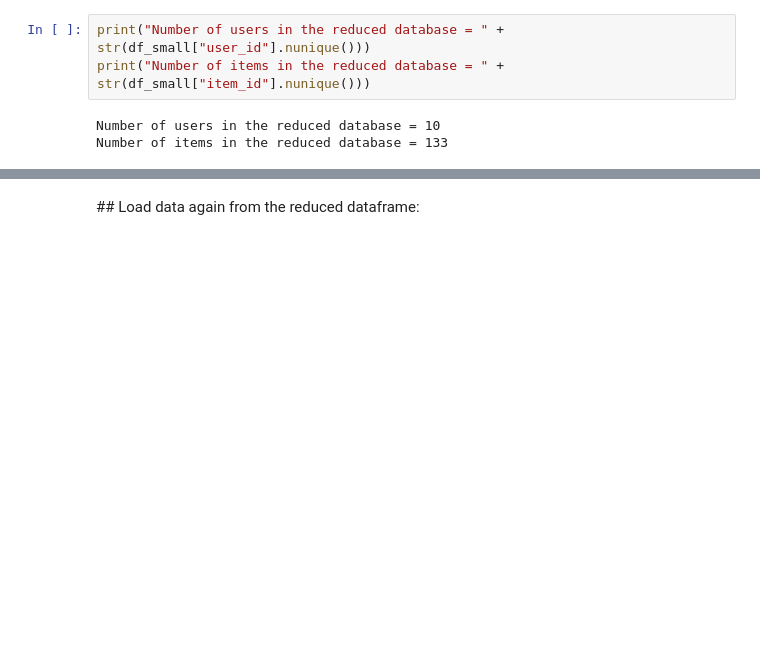
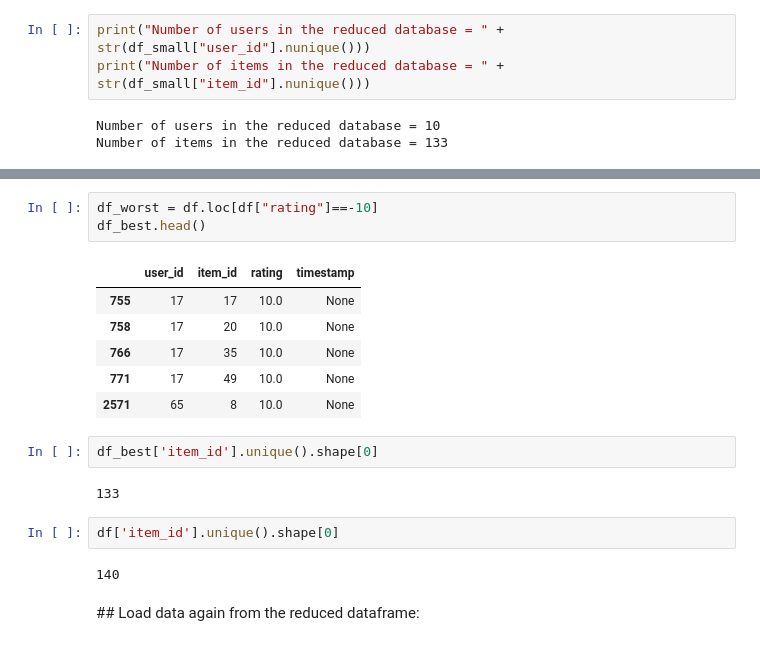
Before and after one commit to raulbenitez/recommenders, a Jupyter notebook: Intro_surprise_jester.ipynb, the cells around one changed output, grey strips where cells are left out. Drawn from its saved outputs; the diff is of its cells as text; blank space fills up the shorter version.

```diff
--- a/Intro_surprise_jester.ipynb
+++ b/Intro_surprise_jester.ipynb
@@ -131,3 +182,21 @@ Number of items in the reduced database = 133
+# %%
+df_worst = df.loc[df["rating"]==-10]
+df_best.head()
+# %% [output]
+|  | user_id | item_id | rating | timestamp |
+| 755 | 17 | 17 | 10.0 | None |
+| 758 | 17 | 20 | 10.0 | None |
+| 766 | 17 | 35 | 10.0 | None |
+| 771 | 17 | 49 | 10.0 | None |
+| 2571 | 65 | 8 | 10.0 | None |
+# %%
+df_best['item_id'].unique().shape[0]
+# %% [output]
+133
+# %%
+df['item_id'].unique().shape[0]
+# %% [output]
+140
 # %% [markdown]
 ## Load data again from the reduced dataframe:
 # %%
```
Also changed, not shown: parts of 32 cells of this notebook.
